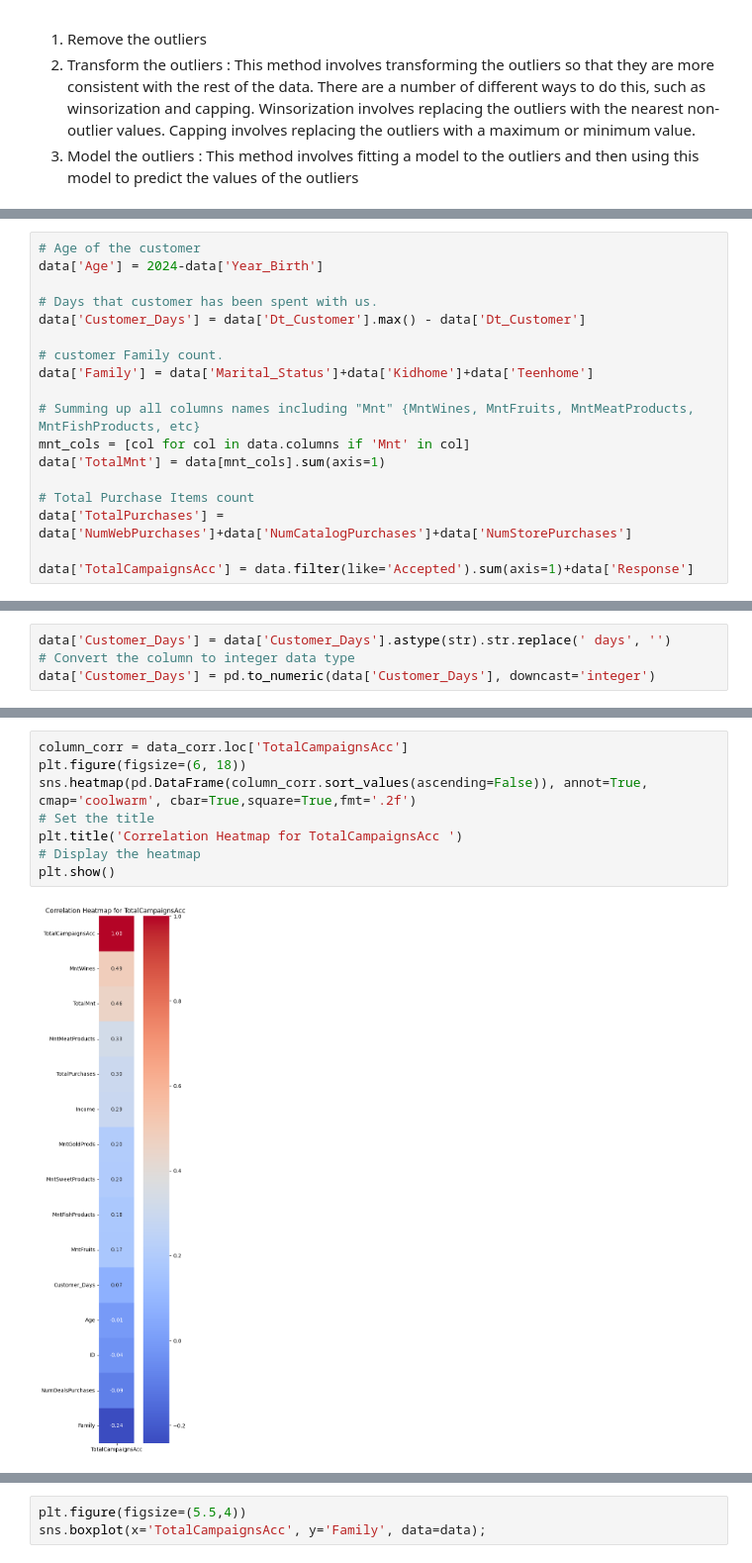
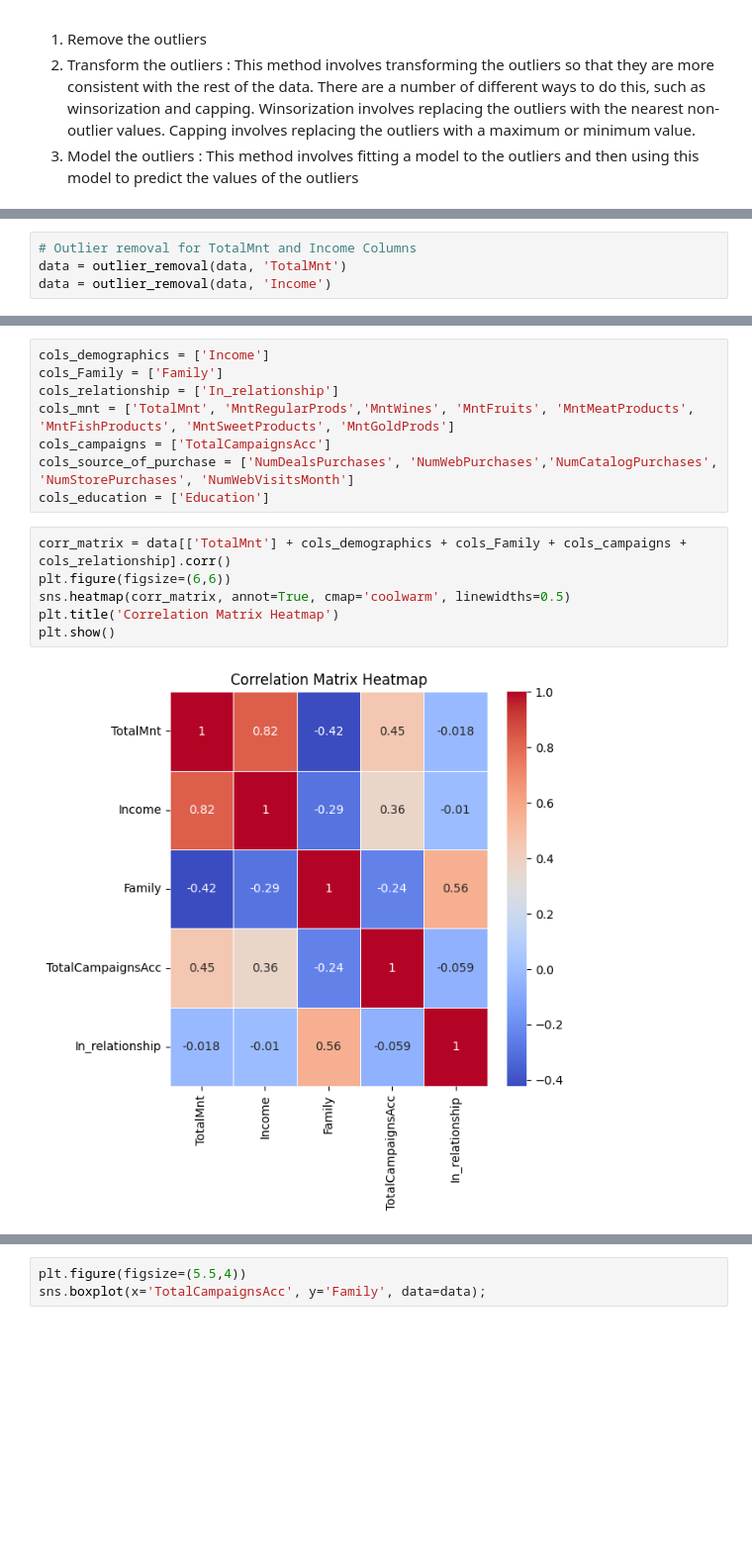
Before and after one commit to manojtechflow/Food-Supplier-Campaign-Market-Analytics, a Jupyter notebook: market_analytics.ipynb, the cells around one changed output, grey strips where cells are left out. Shown at 99% size. Drawn from its saved outputs; the diff is of its cells as text; blank space fills up the shorter version.

```diff
--- a/market_analytics.ipynb
+++ b/market_analytics.ipynb
@@ -243,0 +297,4 @@ We will not delete all outliers because some outliers are important. We will rem
+# %%
+# Outlier removal for TotalMnt and Income Columns
+data = outlier_removal(data, 'TotalMnt')
+data = outlier_removal(data, 'Income')
@@ -261,18 +313,0 @@ Feature Engineering
-# %%
-# Age of the customer
-data['Age'] = 2024-data['Year_Birth']
-
-# Days that customer has been spent with us.
-data['Customer_Days'] = data['Dt_Customer'].max() - data['Dt_Customer']
-
-# customer Family count.
-data['Family'] = data['Marital_Status']+data['Kidhome']+data['Teenhome']
-
-# Summing up all columns names including "Mnt" {MntWines, MntFruits, MntMeatProducts, MntFishProducts, etc}
-mnt_cols = [col for col in data.columns if 'Mnt' in col]
-data['TotalMnt'] = data[mnt_cols].sum(axis=1)
-
-# Total Purchase Items count
-data['TotalPurchases'] = data['NumWebPurchases']+data['NumCatalogPurchases']+data['NumStorePurchases']
-
-data['TotalCampaignsAcc'] = data.filter(like='Accepted').sum(axis=1)+data['Response']
@@ -288,4 +313,0 @@ data[['Age','Customer_Days','Family','TotalMnt', 'TotalPurchases','TotalCampaign
-# %%
-data['Customer_Days'] = data['Customer_Days'].astype(str).str.replace(' days', '')
-# Convert the column to integer data type
-data['Customer_Days'] = pd.to_numeric(data['Customer_Days'], downcast='integer')
@@ -385,11 +352,17 @@ plt.show()
+# %%
+cols_demographics = ['Income']
+cols_Family = ['Family']
+cols_relationship = ['In_relationship']
+cols_mnt = ['TotalMnt', 'MntRegularProds','MntWines', 'MntFruits', 'MntMeatProducts', 'MntFishProducts', 'MntSweetProducts', 'MntGoldProds']
+cols_campaigns = ['TotalCampaignsAcc']
+cols_source_of_purchase = ['NumDealsPurchases', 'NumWebPurchases','NumCatalogPurchases', 'NumStorePurchases', 'NumWebVisitsMonth']
+cols_education = ['Education']
 # %%
-column_corr = data_corr.loc['TotalCampaignsAcc']
-plt.figure(figsize=(6, 18))
-sns.heatmap(pd.DataFrame(column_corr.sort_values(ascending=False)), annot=True, cmap='coolwarm', cbar=True,square=True,fmt='.2f')
-# Set the title
-plt.title('Correlation Heatmap for TotalCampaignsAcc ')
-# Display the heatmap
+corr_matrix = data[['TotalMnt'] + cols_demographics + cols_Family + cols_campaigns + cols_relationship].corr()
+plt.figure(figsize=(6,6))
+sns.heatmap(corr_matrix, annot=True, cmap='coolwarm', linewidths=0.5)
+plt.title('Correlation Matrix Heatmap')
 plt.show()
 # %% [output]
-[figure, old version]
+[figure, new version]
 # %% [markdown]
```
Also changed, not shown: parts of 76 cells of this notebook, 2 other files.
